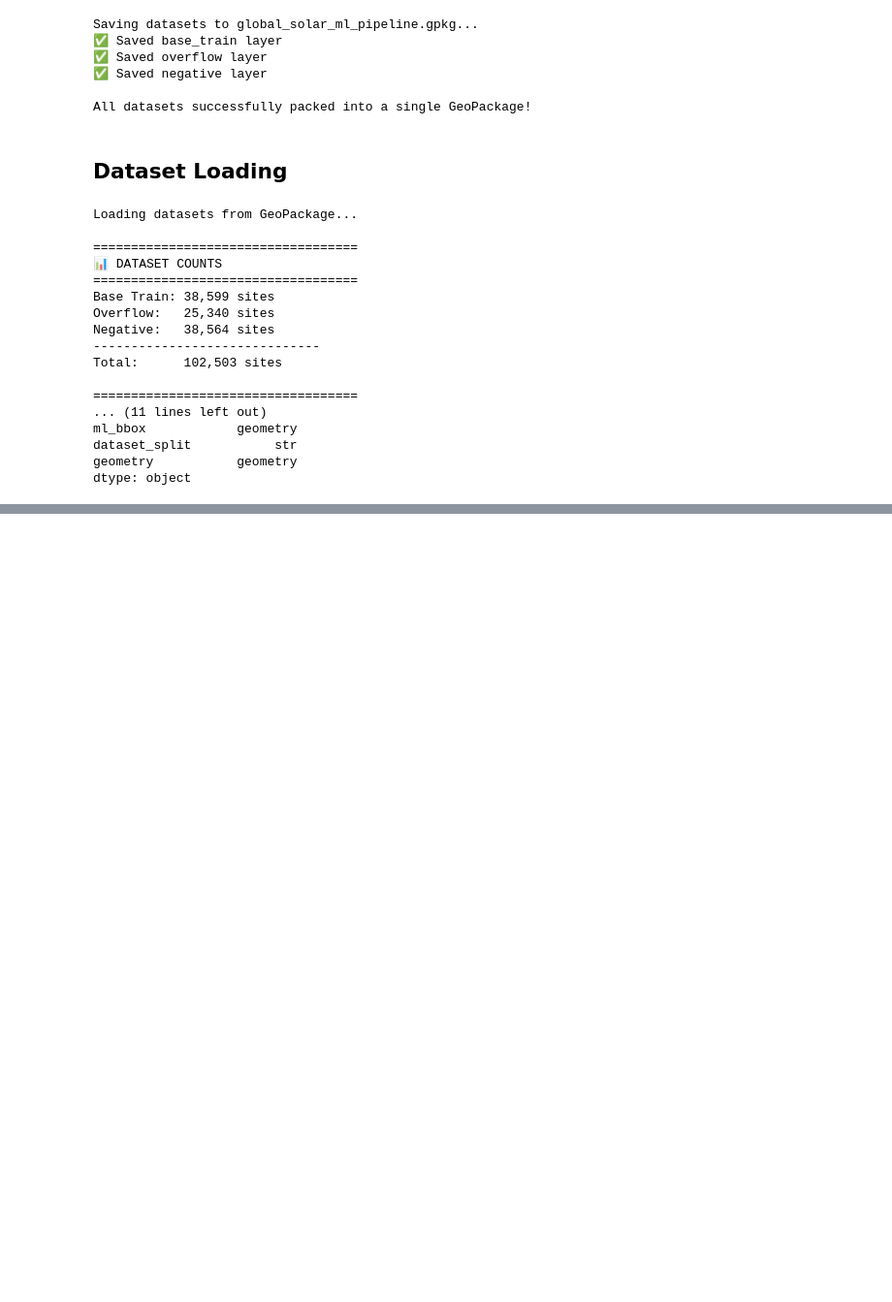
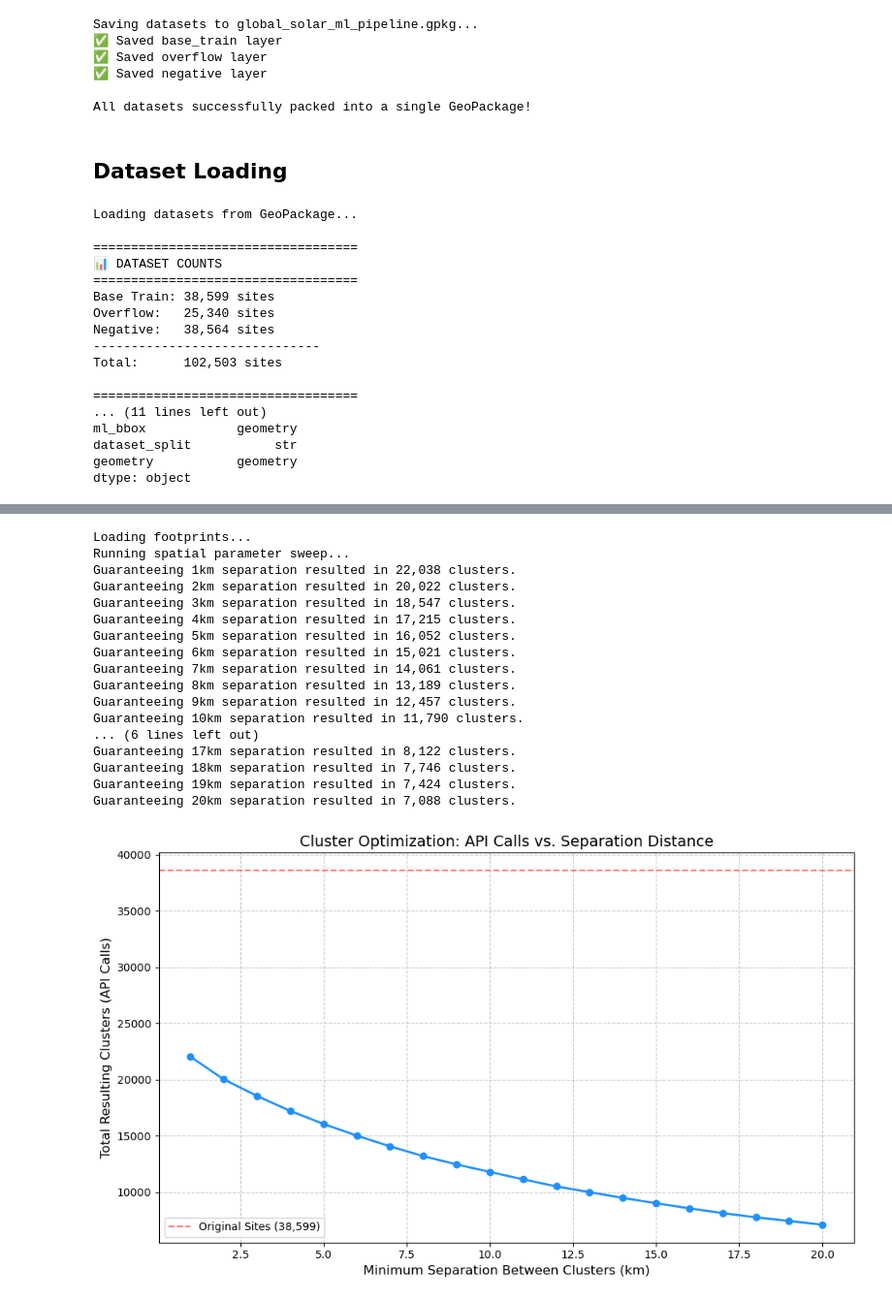
Before and after one commit to Abdullahr29/Solar-Siting, a Jupyter notebook: AlphaEarth_Solar_Model_Training.ipynb, the cells around one changed output, grey strips where cells are left out. Shown at 97% size. Cells and saved outputs as stored; diff of their text form; code cells hidden in the pictures; blank space fills up the shorter version.

```diff
--- a/AlphaEarth_Solar_Model_Training.ipynb
+++ b/AlphaEarth_Solar_Model_Training.ipynb
@@ -757,0 +938,70 @@ dtype: object
+# %%
+import geopandas as gpd
+import pandas as pd
+import matplotlib.pyplot as plt
+
+print("Loading footprints...")
+gdf = gpd.read_file("global_solar_ml_pipeline.gpkg", layer="base_train")
+gdf = gdf.to_crs("EPSG:3857") # Ensure metric projection
+
+# We want to test "Minimum Separation Distances" of 2km, 4km, 6km, 8km, 10km
+# To achieve a separation distance of X, we buffer by X / 2.
+separation_distances_km = [1, 2, 3, 4, 5, 6, 7, 8, 9, 10, 11, 12, 13, 14, 15, 16, 17, 18, 19, 20]
+results = []
+
+print("Running spatial parameter sweep...")
+
+for sep_km in separation_distances_km:
+    buffer_radius_meters = (sep_km * 1000) / 2
+
+    # 1. Buffer
+    temp_gdf = gpd.GeoDataFrame(geometry=gdf.geometry.buffer(buffer_radius_meters))
+    temp_gdf['dummy'] = 1
+
+    # 2. Dissolve
+    dissolved = temp_gdf.dissolve(by='dummy').explode(index_parts=False)
+
+    # Record the results
+    cluster_count = len(dissolved)
+    results.append({
+        'Separation_km': sep_km,
+        'Cluster_Count': cluster_count,
+        'Compression_Ratio': len(gdf) / cluster_count
+    })
+    print(f"Guaranteeing {sep_km}km separation resulted in {cluster_count:,} clusters.")
+
+# Convert results to DataFrame for easy viewing
+results_df = pd.DataFrame(results)
+
+# 3. Plot the Elbow Curve
+plt.figure(figsize=(10, 6))
+plt.plot(results_df['Separation_km'], results_df['Cluster_Count'], marker='o', linewidth=2, color='dodgerblue')
+plt.title("Cluster Optimization: API Calls vs. Separation Distance", fontsize=14)
+plt.xlabel("Minimum Separation Between Clusters (km)", fontsize=12)
+plt.ylabel("Total Resulting Clusters (API Calls)", fontsize=12)
+plt.grid(True, linestyle='--', alpha=0.7)
+
+# Annotate the original count for perspective
+plt.axhline(y=len(gdf), color='red', linestyle='--', alpha=0.5, label=f"Original Sites ({len(gdf):,})")
+plt.legend()
+plt.tight_layout()
+plt.show()
+# %% [output]
+Loading footprints...
+Running spatial parameter sweep...
+Guaranteeing 1km separation resulted in 22,038 clusters.
+Guaranteeing 2km separation resulted in 20,022 clusters.
+Guaranteeing 3km separation resulted in 18,547 clusters.
+Guaranteeing 4km separation resulted in 17,215 clusters.
+Guaranteeing 5km separation resulted in 16,052 clusters.
+Guaranteeing 6km separation resulted in 15,021 clusters.
+Guaranteeing 7km separation resulted in 14,061 clusters.
+Guaranteeing 8km separation resulted in 13,189 clusters.
+Guaranteeing 9km separation resulted in 12,457 clusters.
+Guaranteeing 10km separation resulted in 11,790 clusters.
+... (6 lines left out)
+Guaranteeing 17km separation resulted in 8,122 clusters.
+Guaranteeing 18km separation resulted in 7,746 clusters.
+Guaranteeing 19km separation resulted in 7,424 clusters.
+Guaranteeing 20km separation resulted in 7,088 clusters.
+[figure, added]
```
Also changed, not shown: parts of 5 cells of this notebook, 1 other file.
